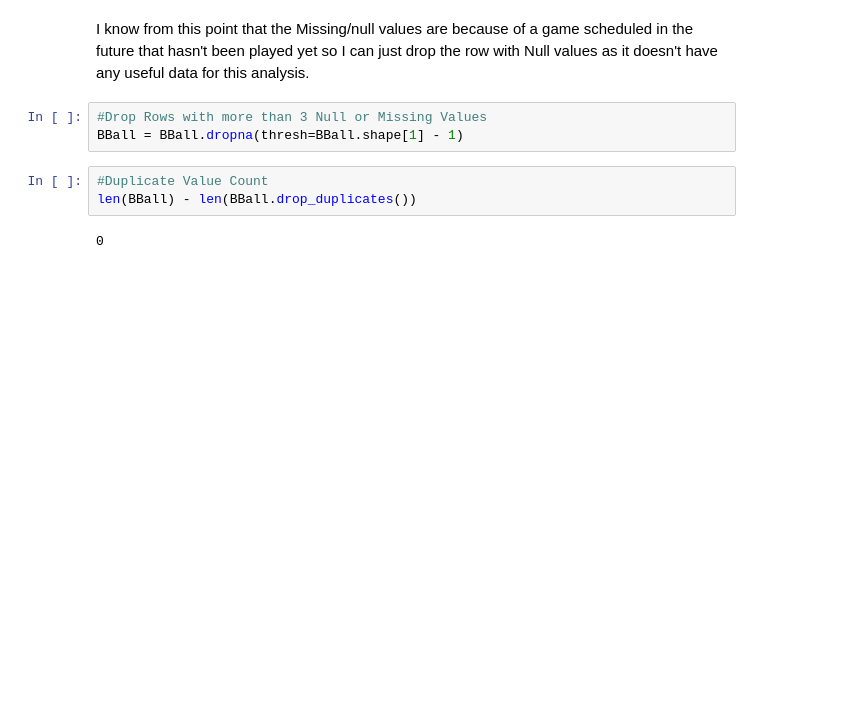
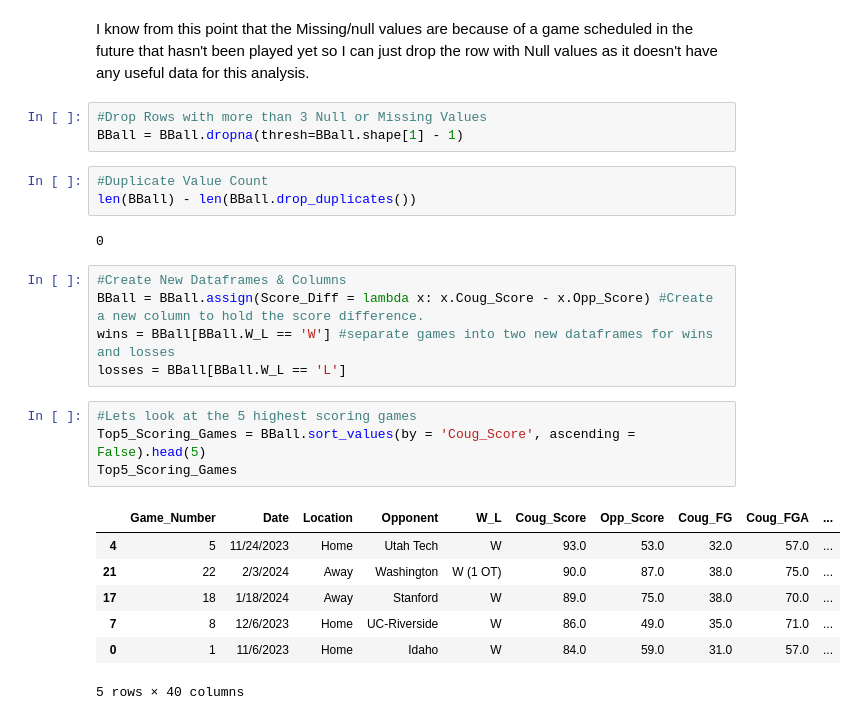
Before and after one commit to PrelaunchZeus2/Coug-Bball, a Jupyter notebook: Coug_BBALL.ipynb, the cells around one changed output. Cells and saved outputs as stored; diff of their text form; blank space fills up the shorter version.

```diff
--- a/Coug_BBALL.ipynb
+++ b/Coug_BBALL.ipynb
@@ -149,3 +149,20 @@ BBall = BBall.dropna(thresh=BBall.shape[1] - 1)
 len(BBall) - len(BBall.drop_duplicates())
 # %% [output]
 0
+# %%
+#Create New Dataframes & Columns
+BBall = BBall.assign(Score_Diff = lambda x: x.Coug_Score - x.Opp_Score) #Create a new column to hold the score difference.
+wins = BBall[BBall.W_L == 'W'] #separate games into two new dataframes for wins and losses
+losses = BBall[BBall.W_L == 'L']
+# %%
+#Lets look at the 5 highest scoring games
+Top5_Scoring_Games = BBall.sort_values(by = 'Coug_Score', ascending = False).head(5)
+Top5_Scoring_Games
+# %% [output]
+|  | Game_Number | Date | Location | Opponent | W_L | Coug_Score | Opp_Score | Coug_FG | Coug_FGA | ... |
+| 4 | 5 | 11/24/2023 | Home | Utah Tech | W | 93.0 | 53.0 | 32.0 | 57.0 | ... |
+| 21 | 22 | 2/3/2024 | Away | Washington | W (1 OT) | 90.0 | 87.0 | 38.0 | 75.0 | ... |
+| 17 | 18 | 1/18/2024 | Away | Stanford | W | 89.0 | 75.0 | 38.0 | 70.0 | ... |
+| 7 | 8 | 12/6/2023 | Home | UC-Riverside | W | 86.0 | 49.0 | 35.0 | 71.0 | ... |
+| 0 | 1 | 11/6/2023 | Home | Idaho | W | 84.0 | 59.0 | 31.0 | 57.0 | ... |
+5 rows × 40 columns
```
Also changed, not shown: parts of 8 cells of this notebook, 1 other file.
